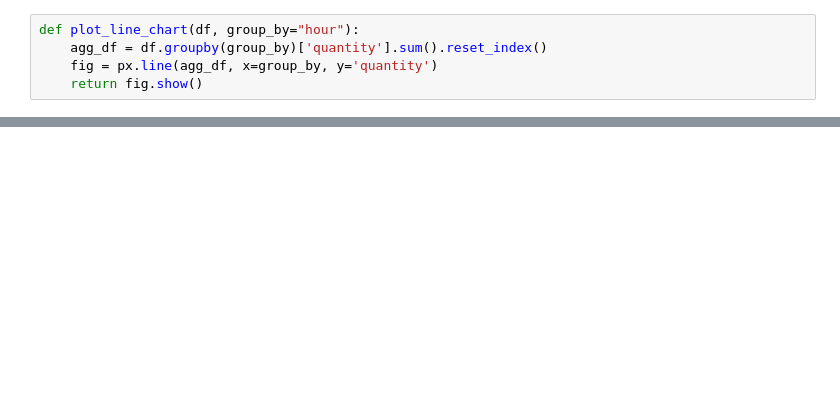
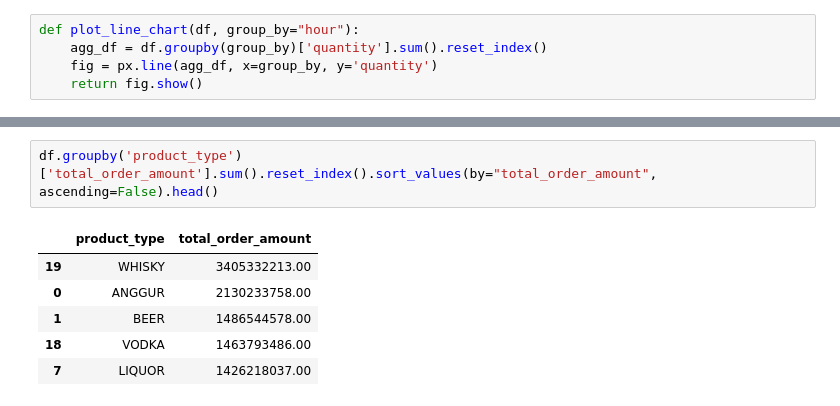
Before and after one commit to shaanbarca/iseller, a Jupyter notebook: plotly_charts.ipynb, the cells around one changed output, grey strips where cells are left out. Drawn from its saved outputs; the diff is of its cells as text; blank space fills up the shorter version.

```diff
--- a/plotly_charts.ipynb
+++ b/plotly_charts.ipynb
@@ -80,0 +123,9 @@ product_quantity.tail()
+# %%
+df.groupby('product_type')['total_order_amount'].sum().reset_index().sort_values(by="total_order_amount", ascending=False).head()
+# %% [output]
+|  | product_type | total_order_amount |
+| 19 | WHISKY | 3405332213.00 |
+| 0 | ANGGUR | 2130233758.00 |
+| 1 | BEER | 1486544578.00 |
+| 18 | VODKA | 1463793486.00 |
+| 7 | LIQUOR | 1426218037.00 |
```
Also changed, not shown: parts of 20 cells of this notebook, 1 other file.
